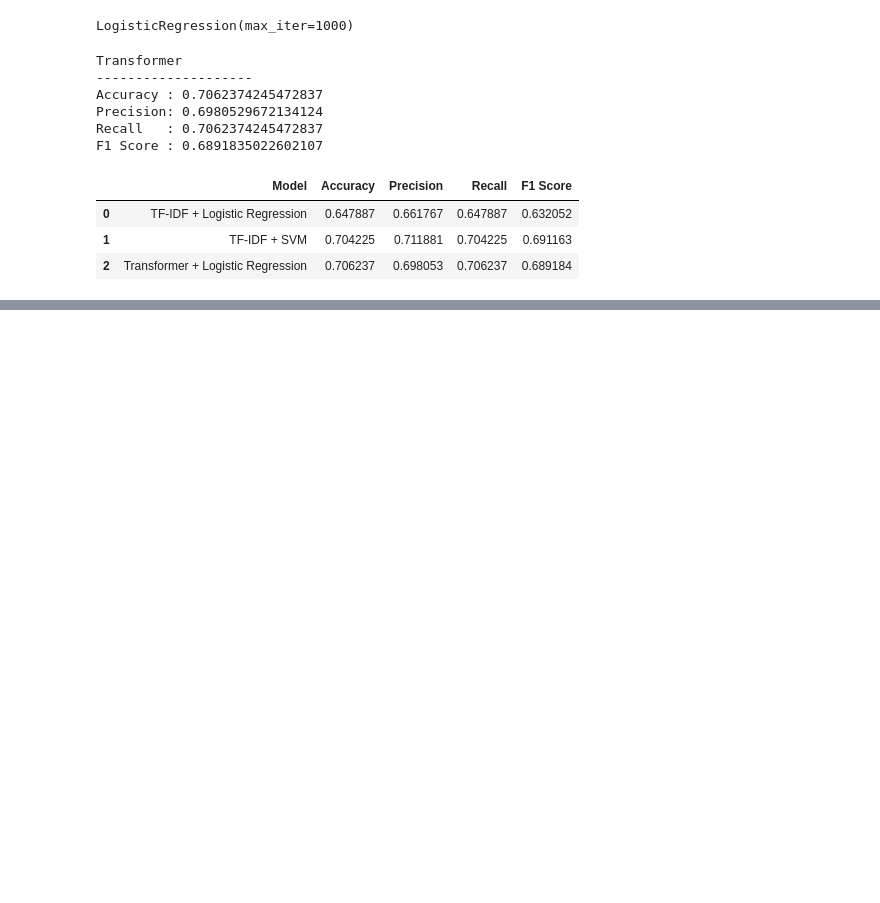
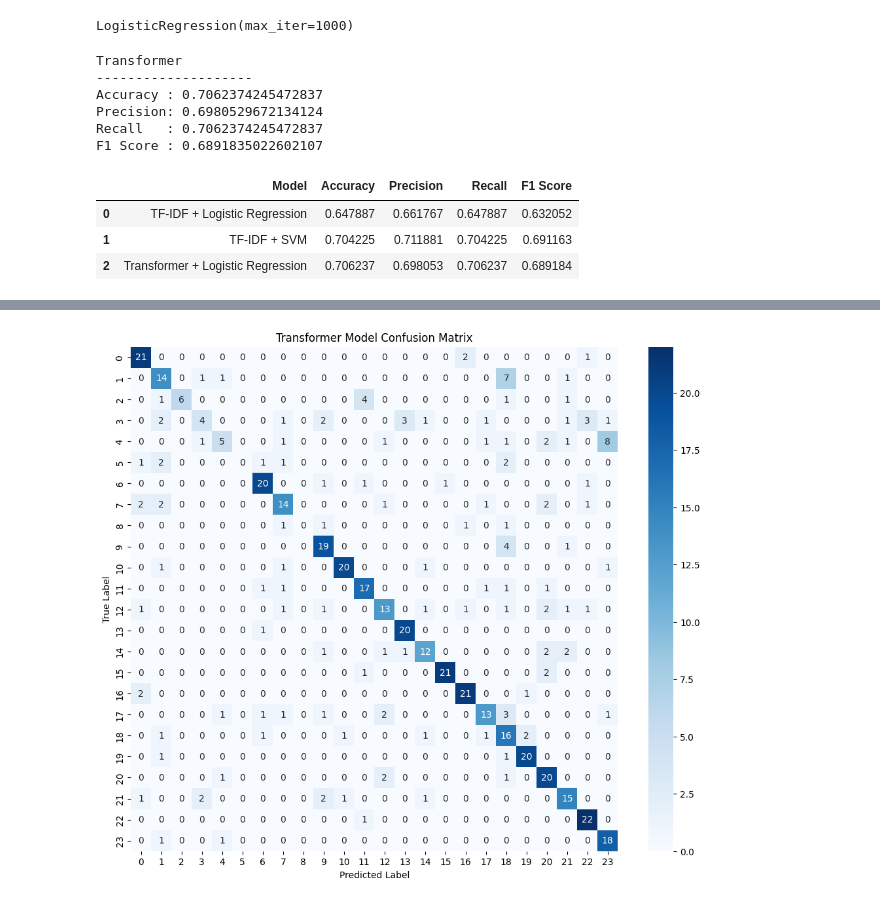
Before and after one commit to Savindi2002/CV-Analyzer-Job-Matching, a Jupyter notebook: CV_Analyzer.ipynb, the cells around one changed output, grey strips where cells are left out. Saved outputs shown, nothing was run; the diff lists cells and outputs as text; code cells hidden in the pictures; blank space fills up the shorter version.

```diff
--- a/CV_Analyzer.ipynb
+++ b/CV_Analyzer.ipynb
@@ -785,0 +803,22 @@ final_results
+# %%
+cm_transformer = confusion_matrix(
+    y_test_transformer,
+    y_pred_transformer
+)
+
+plt.figure(figsize=(12, 10))
+
+sns.heatmap(
+    cm_transformer,
+    annot=True,
+    fmt='d',
+    cmap='Blues'
+)
+
+plt.title('Transformer Model Confusion Matrix')
+plt.xlabel('Predicted Label')
+plt.ylabel('True Label')
+
+plt.show()
+# %% [output]
+[figure, added]
```
Also changed, not shown: parts of 1 cell of this notebook.
